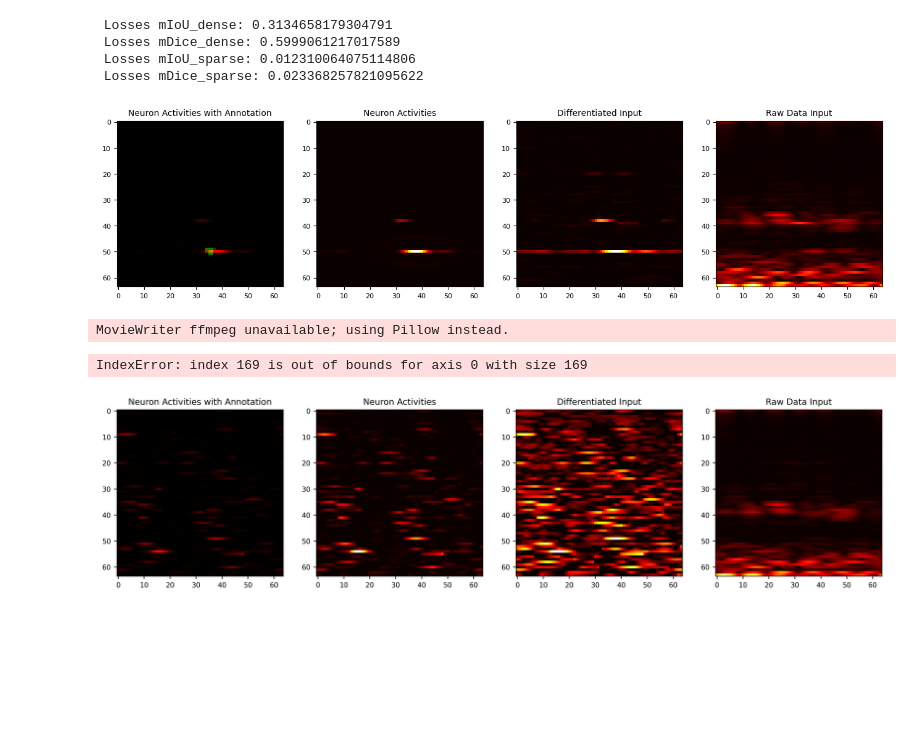
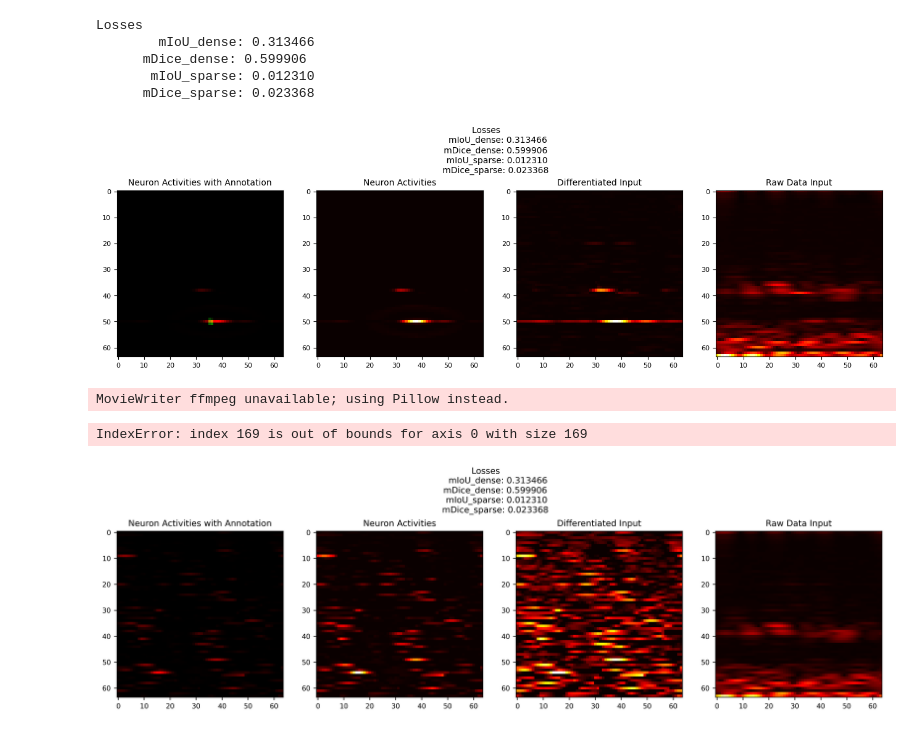
Before and after one commit to unstablecursor/sadnn, a Jupyter notebook: Animate_Layer.ipynb, the cells around one changed output. Cells and saved outputs as stored; diff of their text form; code cells hidden in the pictures; blank space fills up the shorter version.

Commit message:
add annotations and evaluation metrics

```diff
--- a/Animate_Layer.ipynb
+++ b/Animate_Layer.ipynb
@@ -94,6 +90,7 @@ for data_entry in data_diff_normalized:
         )[4]
     )
 # %%
+dense_, sparse_, box_ = get_annotations(differentiated=True)
 CUTOFF = 0.5
 mIoU_dense = []
 mDice_dense = []
@@ -128,41 +125,43 @@ for i in range(0,len(neuron_act)):
     mDice_sparse.append(np.sum(A_B_intersection_sparse) * 2 / (np.sum(B_gt_sparse) + np.sum(A_acts)))
 
 
-print(f" Losses mIoU_dense: {np.mean(mIoU_dense[40:])}\n Losses mDice_dense: {np.mean(mDice_dense[40:])}\n Losses mIoU_sparse: {np.mean(mIoU_sparse[40:])}\n Losses mDice_sparse: {np.mean(mDice_sparse[40:])}\n")
+title_string = f"Losses \n        mIoU_dense: {np.mean(mIoU_dense[40:]):.6f}\n      mDice_dense: {np.mean(mDice_dense[40:]):.6f}\n       mIoU_sparse: {np.mean(mIoU_sparse[40:]):.6f}\n      mDice_sparse: {np.mean(mDice_sparse[40:]):.6f}\n"
+print(title_string)
 # %% [output]
- Losses mIoU_dense: 0.3134658179304791
- Losses mDice_dense: 0.5999061217017589
- Losses mIoU_sparse: 0.012310064075114806
- Losses mDice_sparse: 0.023368257821095622
+Losses
+        mIoU_dense: 0.313466
+      mDice_dense: 0.599906
+       mIoU_sparse: 0.012310
+      mDice_sparse: 0.023368
 # %%
-
-fig, (ax1, ax2, ax3, ax4)= plt.subplots(1, 4, figsize=(16,4), dpi=100)
+fig, (ax1, ax2, ax3, ax4)= plt.subplots(1, 4, figsize=(16,5), dpi=100)
+fig.suptitle(title_string, fontsize=10)
 rgb_img= np.zeros((64,64,3))
 rgb_img[:,:,0] = neuron_act[100]
-dense_, sparse_, box_ = get_annotations()
 rgb_img[:,:,1] = dense_[100]
 
 ax1.tick_params(axis='both',labelsize=8)
 ax1.set_title("Neuron Activities with Annotation",fontsize=10)
 ax2.tick_params(axis='both',labelsize=8)
 ax2.set_title("Neuron Activities",fontsize=10)
 ax3.tick_params(axis='both',labelsize=8)
 ax3.set_title("Differentiated Input",fontsize=10)
 ax4.tick_params(axis='both',labelsize=8)
 ax4.set_title("Raw Data Input",fontsize=10)
 
 cell_act_map_w_annot = ax1.imshow(rgb_img, cmap='hot', interpolation='none')
 cell_act_map = ax2.imshow(np.array(neuron_act[100]), cmap='hot', interpolation='none')
 input_diff_map = ax3.imshow(np.array(data_diff_normalized[100]), cmap='hot', interpolation='none')
 input_map = ax4.imshow(np.array(data[100]), cmap='hot', interpolation='none')
 
 plt.show()
 # %% [output]
-[figure, old version]
+[figure, new version]
 # %%
-dense_, sparse_, box_ = get_annotations(differentiated=True)
 
-fig, (ax1, ax2, ax3, ax4)= plt.subplots(1, 4, figsize=(16,4), dpi=400)
+
+fig, (ax1, ax2, ax3, ax4)= plt.subplots(1, 4, figsize=(16,5), dpi=400)
+fig.suptitle(title_string, fontsize=10)
 
 annotated_neuron_act = np.zeros((len(neuron_act), 64,64,3))
 annotated_neuron_act[:,:,:,0] = neuron_act
@@ -205,7 +204,7 @@ def animate(i):
 anim = animation.FuncAnimation(fig, animate, init_func=init,
                                frames=200, interval=1, blit=True)
 
-anim.save('animations/sample_anim3.gif', fps=10)
+anim.save('animations/final_anim3.gif', fps=10)
 
 
 #fig.colorbar(cell_dists_map)
@@ -214,4 +213,4 @@ anim.save('animations/sample_anim3.gif', fps=10)
 # %% [output]
 MovieWriter ffmpeg unavailable; using Pillow instead.
 IndexError: index 169 is out of bounds for axis 0 with size 169
-[figure, old version]
+[figure, new version]
```
Also changed, not shown: parts of 3 cells of this notebook.
